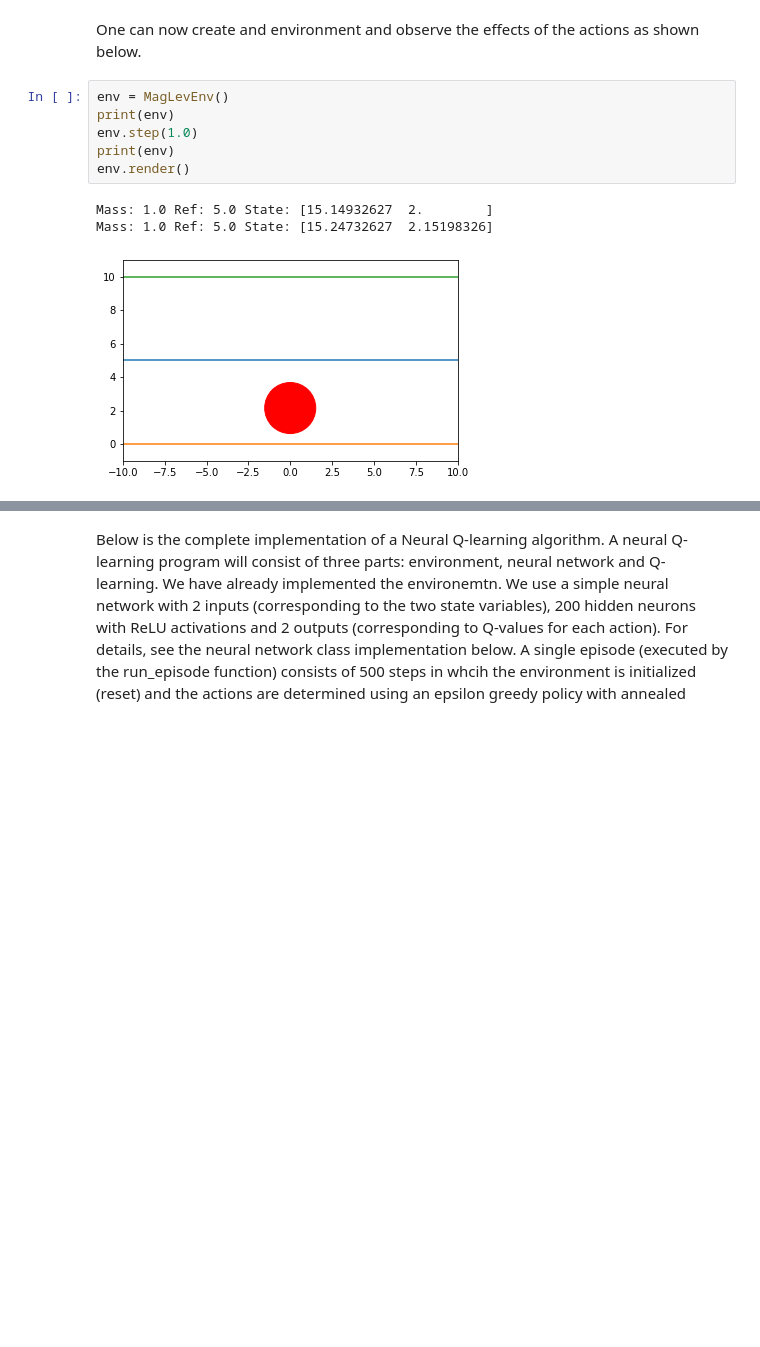
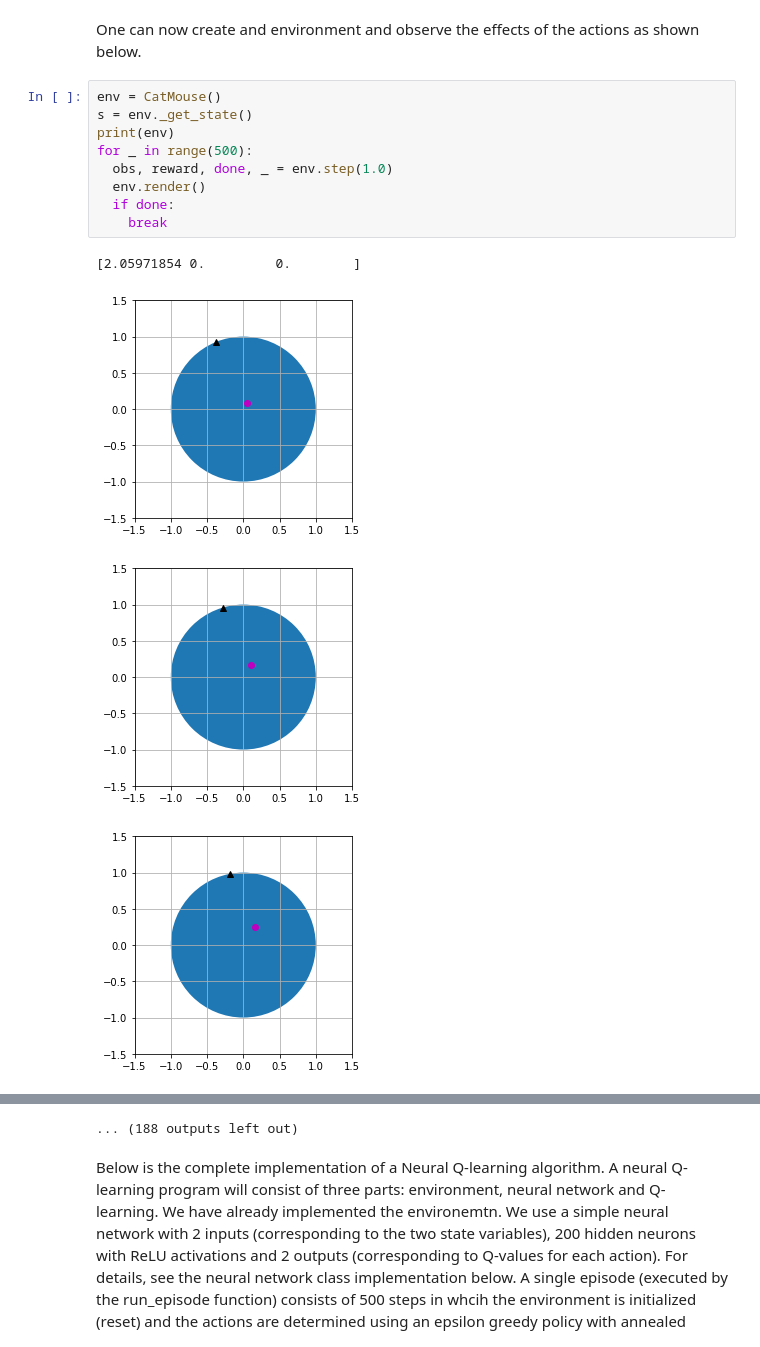
Before and after one commit to foxtrotmike/RL-MagLev, a Jupyter notebook: RL-cat-mouse.ipynb, the cells around one changed output, grey strips where cells are left out. Cells and saved outputs as stored; diff of their text form; blank space fills up the shorter version.

```diff
--- a/RL-cat-mouse.ipynb
+++ b/RL-cat-mouse.ipynb
@@ -234,12 +219,16 @@ class MagLevEnv(gym.Env):
 # %% [markdown]
 One can now create and environment and observe the effects of the actions as shown below.
 # %%
-env = MagLevEnv()
+env = CatMouse()
+s = env._get_state()
 print(env)
-env.step(1.0)
-print(env)
-env.render()
+for _ in range(500):
+  obs, reward, done, _ = env.step(1.0)
+  env.render()
+  if done:
+    break
 # %% [output]
-Mass: 1.0 Ref: 5.0 State: [15.14932627  2.        ]
-Mass: 1.0 Ref: 5.0 State: [15.24732627  2.15198326]
+[2.05971854 0.         0.        ]
-[figure, old version]
+[figure, new version]
+[figure, added]
+[figure, added]
@@ -246,3 +243,4 @@ Mass: 1.0 Ref: 5.0 State: [15.24732627  2.15198326]
+... (188 outputs left out)
 # %% [markdown]
 Below is the complete implementation of a Neural Q-learning algorithm. A neural Q-learning program will consist of three parts: environment, neural network and Q-learning. We have already implemented the environemtn. We use a simple neural network with 2 inputs (corresponding to the two state variables), 200 hidden neurons with ReLU activations and 2 outputs (corresponding to Q-values for each action). For details, see the neural network class implementation below.  A single episode (executed by the run_episode function) consists of 500 steps in whcih the environment is initialized (reset) and the actions are determined using an epsilon greedy policy with annealed epsilon values together with the neural network (see the select_action function). At each step, the neural network picks up 64 examples at random and uses them to learn the Q-function (see the learn function). The number of episodes is set to 70. It is important to note that the only information of the environment visible to neural network is the one given by the environment (position, velocity and reward). The internal workings of the environment are not visible to Q-learning. We have a Q-learning rate of 1.0 and a discount factor of 0.98 since the environment is deterministric. The target position is 5.0.
 # %%
```
Also changed, not shown: parts of 3 cells of this notebook.
